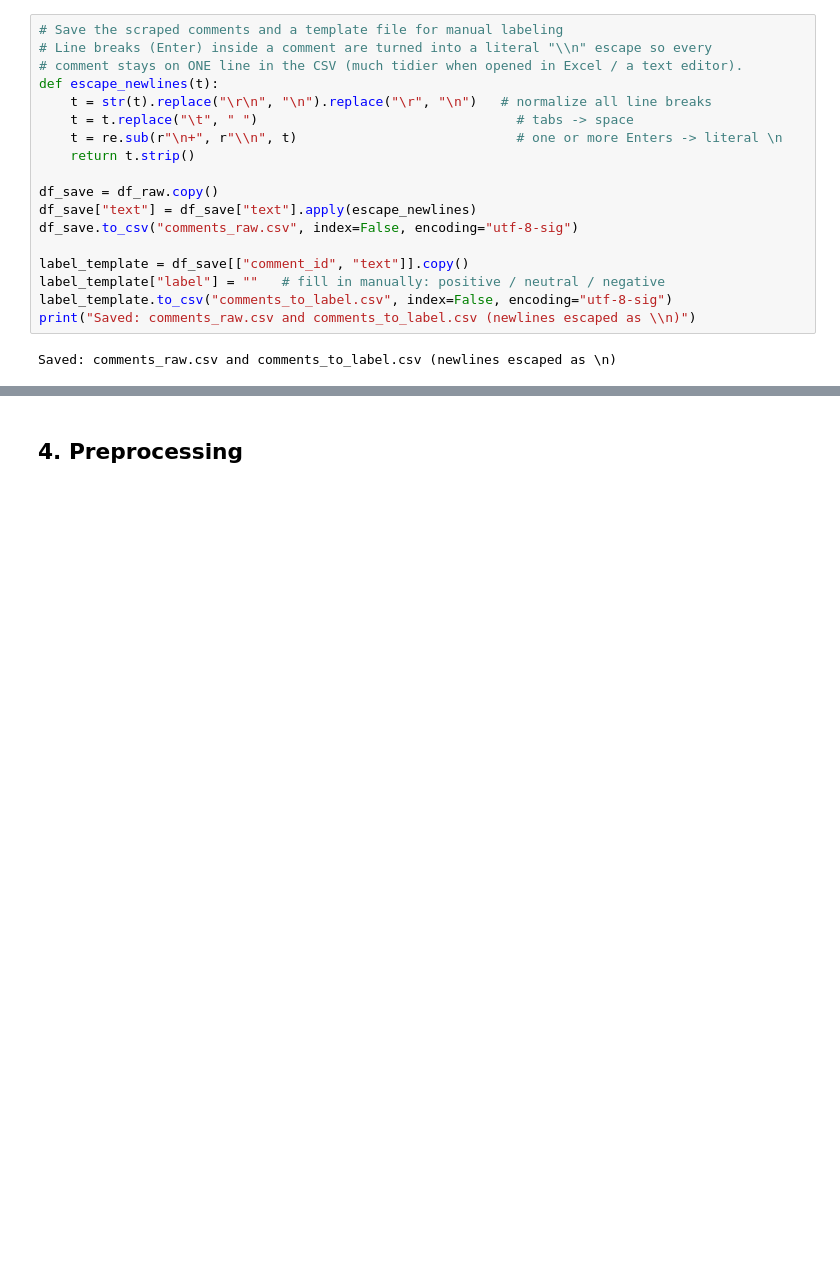
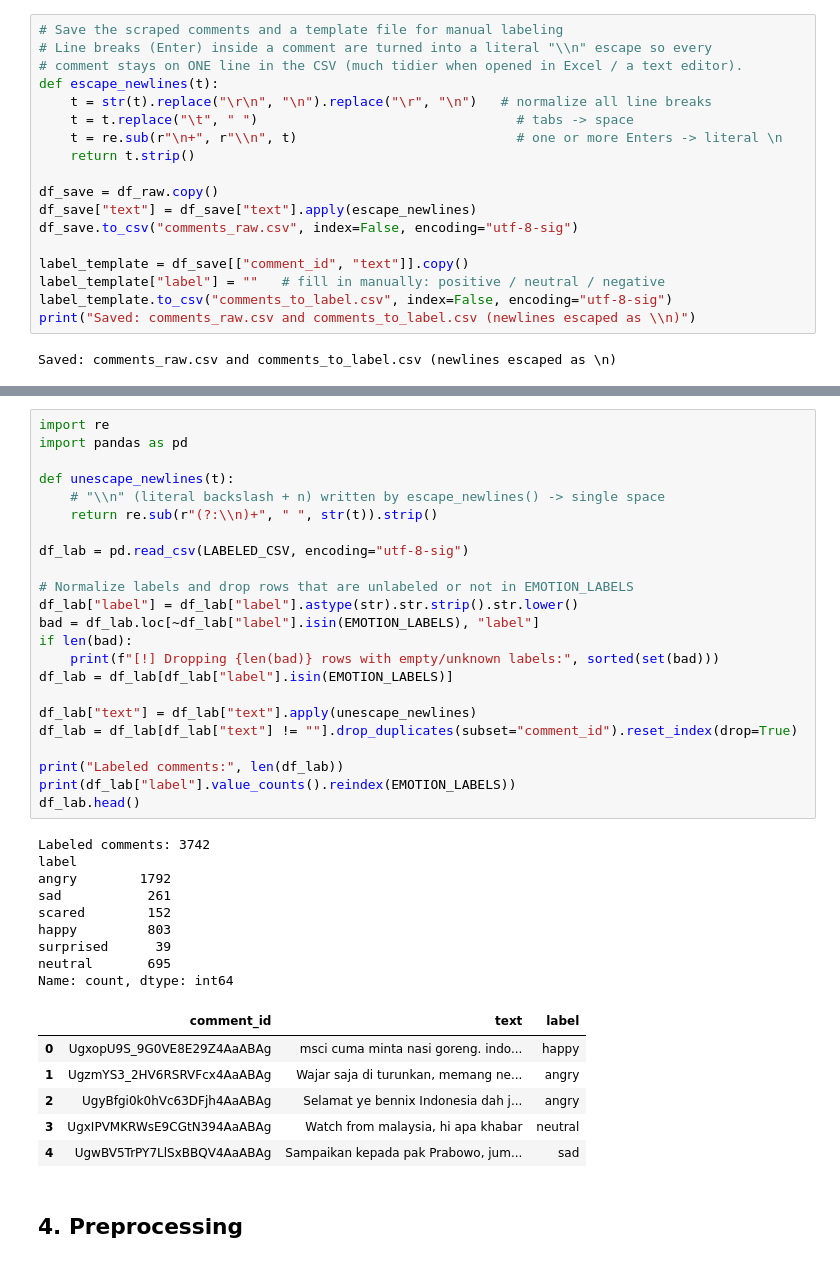
Before and after one commit to WilsonnnTan/ML, a Jupyter notebook: main.ipynb, the cells around one changed output, grey strips where cells are left out. Drawn from its saved outputs; the diff is of its cells as text; blank space fills up the shorter version.

```diff
--- a/main.ipynb
+++ b/main.ipynb
@@ -148,3 +169,42 @@ Saved: comments_raw.csv and comments_to_label.csv (newlines escaped as \n)
+# %%
+import re
+import pandas as pd
+
+def unescape_newlines(t):
+    # "\\n" (literal backslash + n) written by escape_newlines() -> single space
+    return re.sub(r"(?:\\n)+", " ", str(t)).strip()
+
+df_lab = pd.read_csv(LABELED_CSV, encoding="utf-8-sig")
+
+# Normalize labels and drop rows that are unlabeled or not in EMOTION_LABELS
+df_lab["label"] = df_lab["label"].astype(str).str.strip().str.lower()
+bad = df_lab.loc[~df_lab["label"].isin(EMOTION_LABELS), "label"]
+if len(bad):
+    print(f"[!] Dropping {len(bad)} rows with empty/unknown labels:", sorted(set(bad)))
+df_lab = df_lab[df_lab["label"].isin(EMOTION_LABELS)]
+
+df_lab["text"] = df_lab["text"].apply(unescape_newlines)
+df_lab = df_lab[df_lab["text"] != ""].drop_duplicates(subset="comment_id").reset_index(drop=True)
+
+print("Labeled comments:", len(df_lab))
+print(df_lab["label"].value_counts().reindex(EMOTION_LABELS))
+df_lab.head()
+# %% [output]
+Labeled comments: 3742
+label
+angry        1792
+sad           261
+scared        152
+happy         803
+surprised      39
+neutral       695
+Name: count, dtype: int64
+|  | comment_id | text | label |
+| 0 | UgxopU9S_9G0VE8E29Z4AaABAg | msci cuma minta nasi goreng. indo... | happy |
+| 1 | UgzmYS3_2HV6RSRVFcx4AaABAg | Wajar saja di turunkan, memang ne... | angry |
+| 2 | UgyBfgi0k0hVc63DFjh4AaABAg | Selamat ye bennix Indonesia dah j... | angry |
+| 3 | UgxIPVMKRWsE9CGtN394AaABAg | Watch from malaysia, hi apa khabar | neutral |
+| 4 | UgwBV5TrPY7LlSxBBQV4AaABAg | Sampaikan kepada pak Prabowo, jum... | sad |
 # %% [markdown]
 ## 4. Preprocessing
 # %%
```
Also changed, not shown: parts of 11 cells of this notebook, 6 other files.
